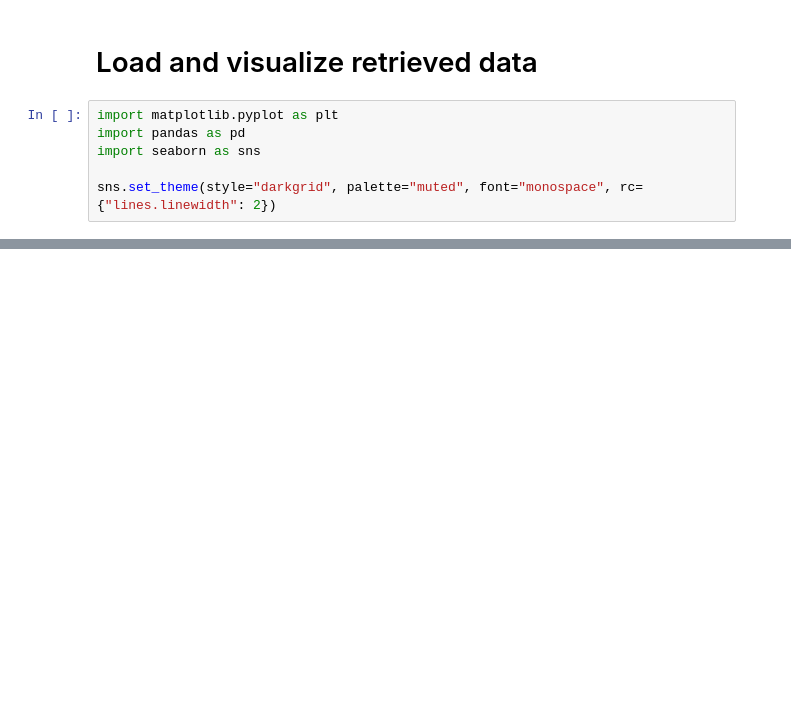
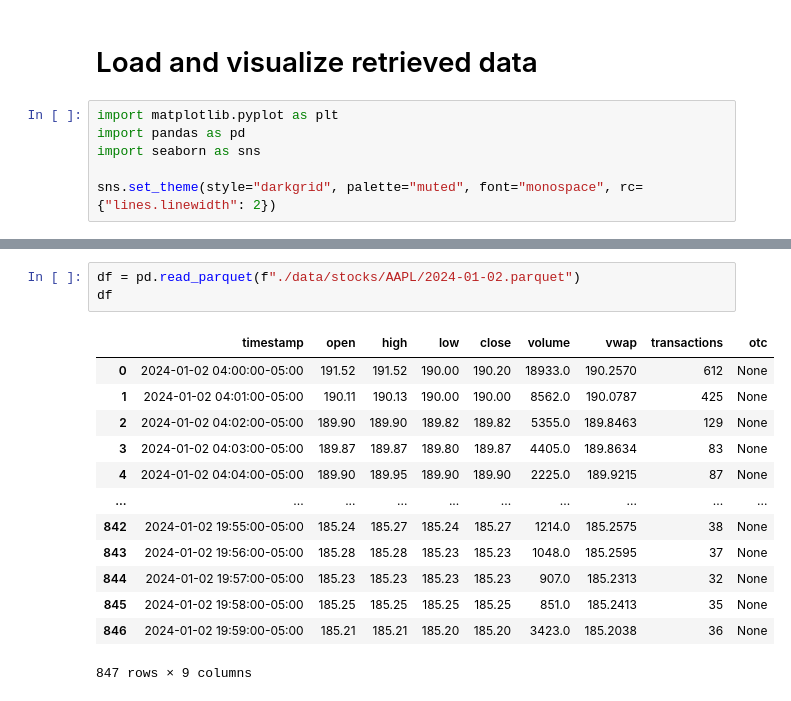
Before and after one commit to sukiboo/historical-asset-prices, a Jupyter notebook: load_data.ipynb, the cells around one changed output, grey strips where cells are left out. Cells and saved outputs as stored; diff of their text form; blank space fills up the shorter version.

```diff
--- a/load_data.ipynb
+++ b/load_data.ipynb
@@ -9,3 +26,20 @@ sns.set_theme(style="darkgrid", palette="muted", font="monospace", rc={"lines.li
+# %%
+df = pd.read_parquet(f"./data/stocks/AAPL/2024-01-02.parquet")
+df
+# %% [output]
+|  | timestamp | open | high | low | close | volume | vwap | transactions | otc |
+| 0 | 2024-01-02 04:00:00-05:00 | 191.52 | 191.52 | 190.00 | 190.20 | 18933.0 | 190.2570 | 612 | None |
+| 1 | 2024-01-02 04:01:00-05:00 | 190.11 | 190.13 | 190.00 | 190.00 | 8562.0 | 190.0787 | 425 | None |
+| 2 | 2024-01-02 04:02:00-05:00 | 189.90 | 189.90 | 189.82 | 189.82 | 5355.0 | 189.8463 | 129 | None |
+| 3 | 2024-01-02 04:03:00-05:00 | 189.87 | 189.87 | 189.80 | 189.87 | 4405.0 | 189.8634 | 83 | None |
+| 4 | 2024-01-02 04:04:00-05:00 | 189.90 | 189.95 | 189.90 | 189.90 | 2225.0 | 189.9215 | 87 | None |
+| ... | ... | ... | ... | ... | ... | ... | ... | ... | ... |
+| 842 | 2024-01-02 19:55:00-05:00 | 185.24 | 185.27 | 185.24 | 185.27 | 1214.0 | 185.2575 | 38 | None |
+| 843 | 2024-01-02 19:56:00-05:00 | 185.28 | 185.28 | 185.23 | 185.23 | 1048.0 | 185.2595 | 37 | None |
+| 844 | 2024-01-02 19:57:00-05:00 | 185.23 | 185.23 | 185.23 | 185.23 | 907.0 | 185.2313 | 32 | None |
+| 845 | 2024-01-02 19:58:00-05:00 | 185.25 | 185.25 | 185.25 | 185.25 | 851.0 | 185.2413 | 35 | None |
+| 846 | 2024-01-02 19:59:00-05:00 | 185.21 | 185.21 | 185.20 | 185.20 | 3423.0 | 185.2038 | 36 | None |
+847 rows × 9 columns
 # %%
 ticker = "AAPL"
 
```
Also changed, not shown: parts of 3 cells of this notebook, 17 other files.
